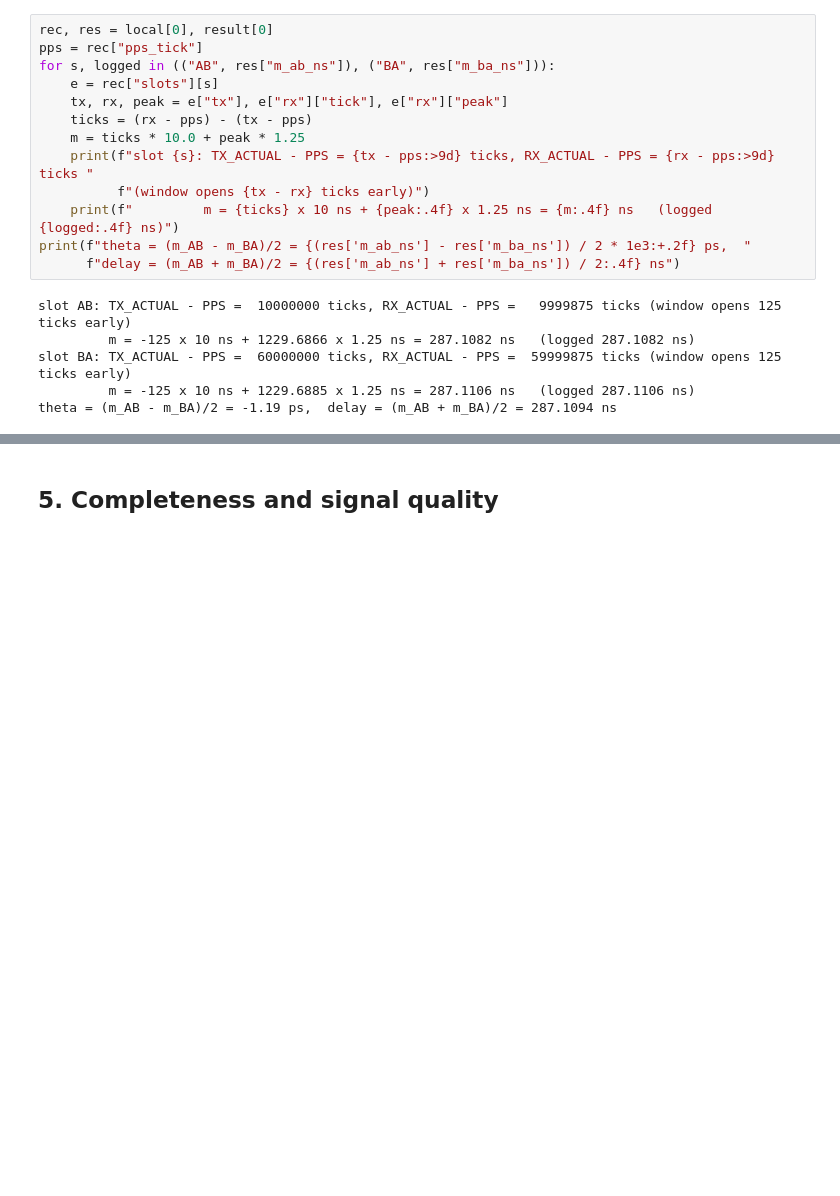
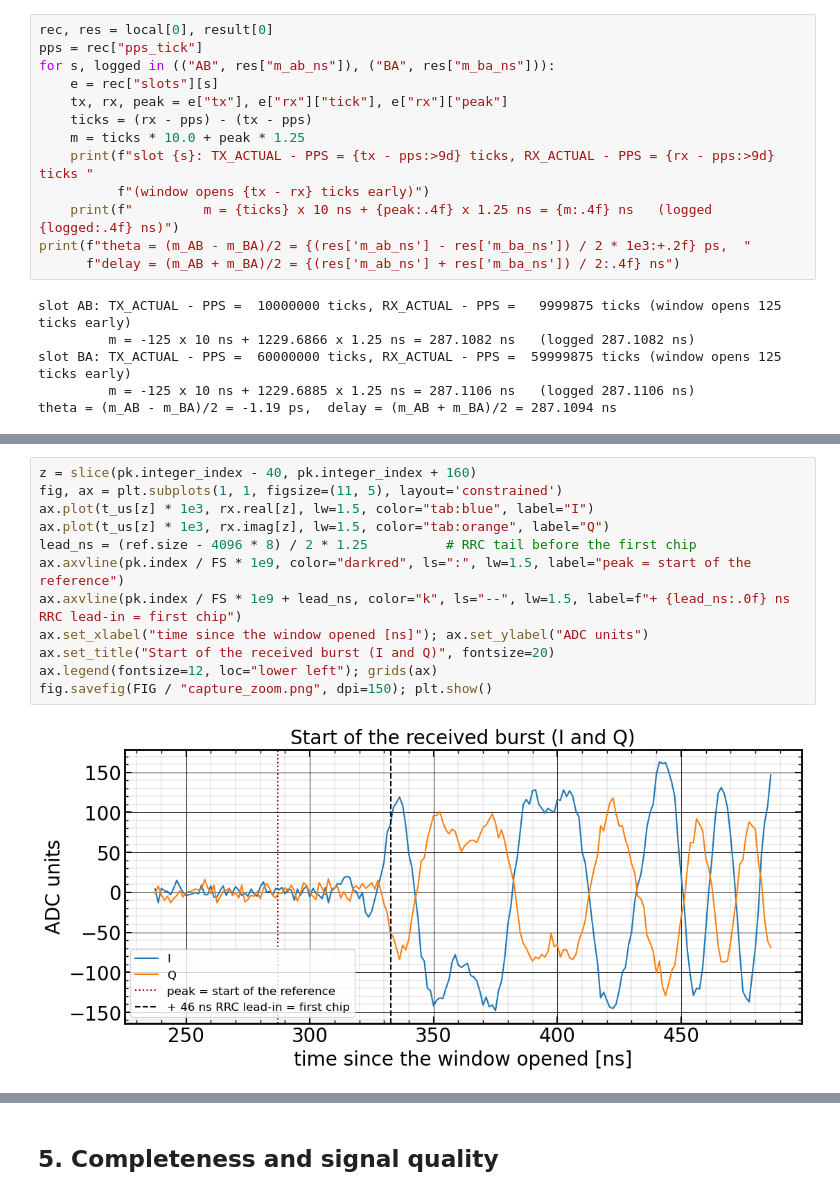
Before and after one commit to felipe-mazzi/PRN, a Jupyter notebook: TWTT_selftest_Oct_27.ipynb, the cells around one changed output, grey strips where cells are left out. Cells and saved outputs as stored; diff of their text form; blank space fills up the shorter version.

```diff
--- a/TWTT_selftest_Oct_27.ipynb
+++ b/TWTT_selftest_Oct_27.ipynb
@@ -176,0 +224,14 @@ theta = (m_AB - m_BA)/2 = -1.19 ps,  delay = (m_AB + m_BA)/2 = 287.1094 ns
+# %%
+z = slice(pk.integer_index - 40, pk.integer_index + 160)
+fig, ax = plt.subplots(1, 1, figsize=(11, 5), layout='constrained')
+ax.plot(t_us[z] * 1e3, rx.real[z], lw=1.5, color="tab:blue", label="I")
+ax.plot(t_us[z] * 1e3, rx.imag[z], lw=1.5, color="tab:orange", label="Q")
+lead_ns = (ref.size - 4096 * 8) / 2 * 1.25          # RRC tail before the first chip
+ax.axvline(pk.index / FS * 1e9, color="darkred", ls=":", lw=1.5, label="peak = start of the reference")
+ax.axvline(pk.index / FS * 1e9 + lead_ns, color="k", ls="--", lw=1.5, label=f"+ {lead_ns:.0f} ns RRC lead-in = first chip")
+ax.set_xlabel("time since the window opened [ns]"); ax.set_ylabel("ADC units")
+ax.set_title("Start of the received burst (I and Q)", fontsize=20)
+ax.legend(fontsize=12, loc="lower left"); grids(ax)
+fig.savefig(FIG / "capture_zoom.png", dpi=150); plt.show()
+# %% [output]
+[figure, added]
```
Also changed, not shown: parts of 7 cells of this notebook, 4 other files.
